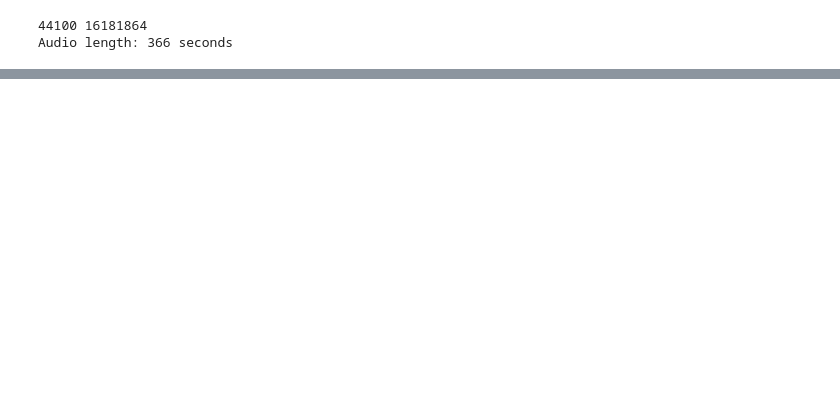
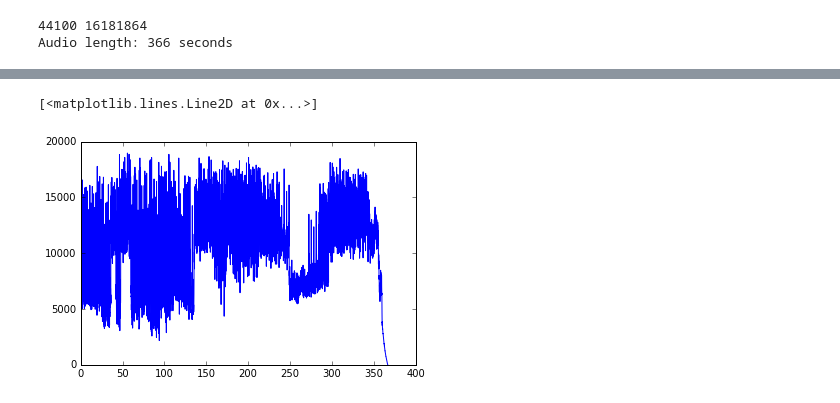
Before and after one commit to mohitreddy1996/Song-Genre-Classifier, a Jupyter notebook: classifier.ipynb, the cells around one changed output, grey strips where cells are left out. Drawn from its saved outputs; the diff is of its cells as text; code cells hidden in the pictures; blank space fills up the shorter version.

```diff
--- a/classifier.ipynb
+++ b/classifier.ipynb
@@ -43,0 +92,24 @@ Audio length: 366 seconds
+# %%
+""" Root mean Square : comparing arbitary waveforms based upon
+    their equivalent energy."""
+def root_mean_square(wavedata, block_length, sample_rate):
+    num_blocks = int(np.ceil(len(wavedata)/block_length))
+
+    timestamps = (np.arange(0, num_blocks-1) * (block_length/float(sample_rate)))
+
+    rms = []
+
+    for i in range(0, num_blocks-1):
+        start = i*block_length
+        stop = np.min([(start + block_length -1), len(wavedata)])
+
+        rms_seg = np.sqrt(np.mean(wavedata[start:stop]**2))
+        rms.append(rms_seg)
+    return np.asarray(rms), np.asarray(timestamps)
+# %%
+rms, rms_timestamps = root_mean_square(audio_file["rock"]["wavedata"], 2048, audio_file["rock"]["samplerate"])
+# %%
+plt.plot(rms_timestamps, rms)
+# %% [output]
+[<matplotlib.lines.Line2D at 0x...>]
+[figure, added]
```
Also changed, not shown: parts of 7 cells of this notebook.
